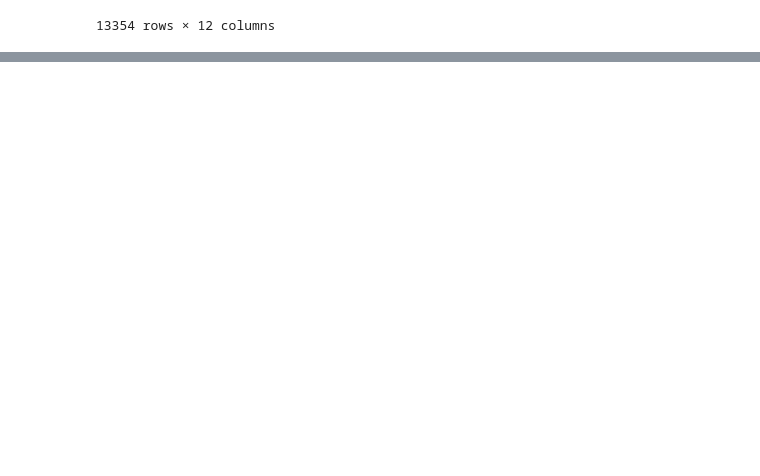
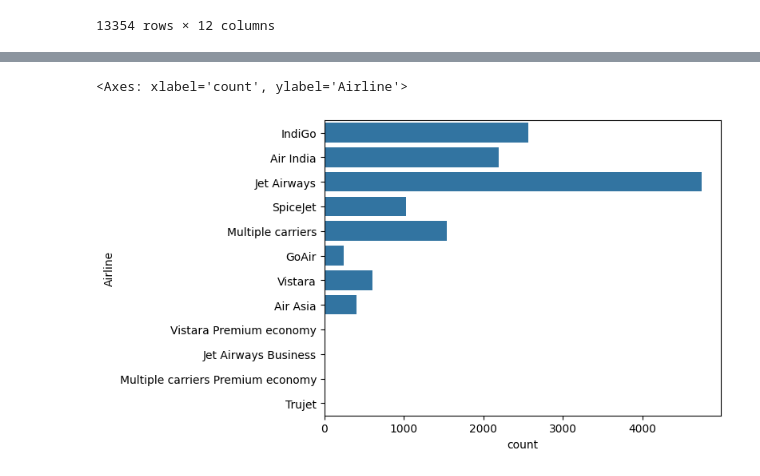
Before and after one commit to BibekRai44/Hands-on-Machine-Learning, a Jupyter notebook: Flight_price_prediction.ipynb, the cells around one changed output, grey strips where cells are left out. Cells and saved outputs as stored; diff of their text form; code cells hidden in the pictures; blank space fills up the shorter version.

```diff
--- a/Flight_price_prediction.ipynb
+++ b/Flight_price_prediction.ipynb
@@ -205,0 +269,6 @@ df.drop(columns='Date_of_Journey')
+# %%
+df=df.drop(columns='Date_of_Journey')
+# %%
+df=df.drop(columns='Route')
+# %%
+df['Price'].fillna(df['Price'].mean(),inplace=True)
@@ -205,0 +307,2 @@ df.drop(columns='Date_of_Journey')
+# %%
+df['Price']=df['Price'].astype(int)
@@ -205,0 +333,5 @@ df.drop(columns='Date_of_Journey')
+# %%
+sns.countplot(y=df['Airline'])
+# %% [output]
+<Axes: xlabel='count', ylabel='Airline'>
+[figure, added]
```
Also changed, not shown: parts of 33 cells of this notebook.
